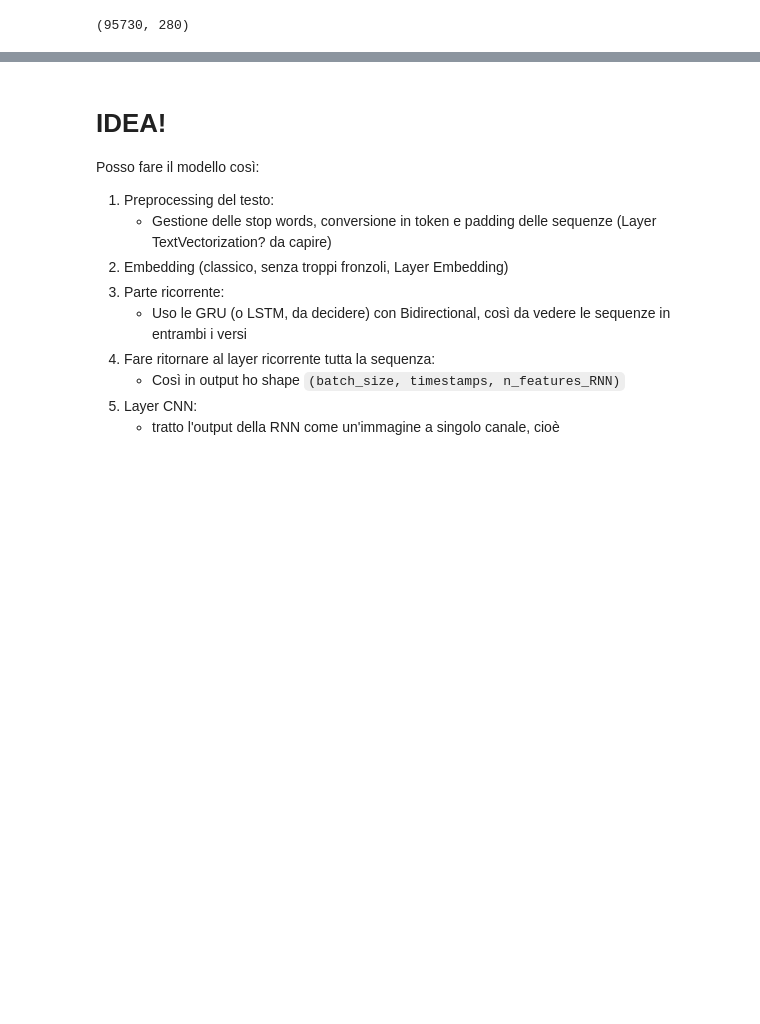
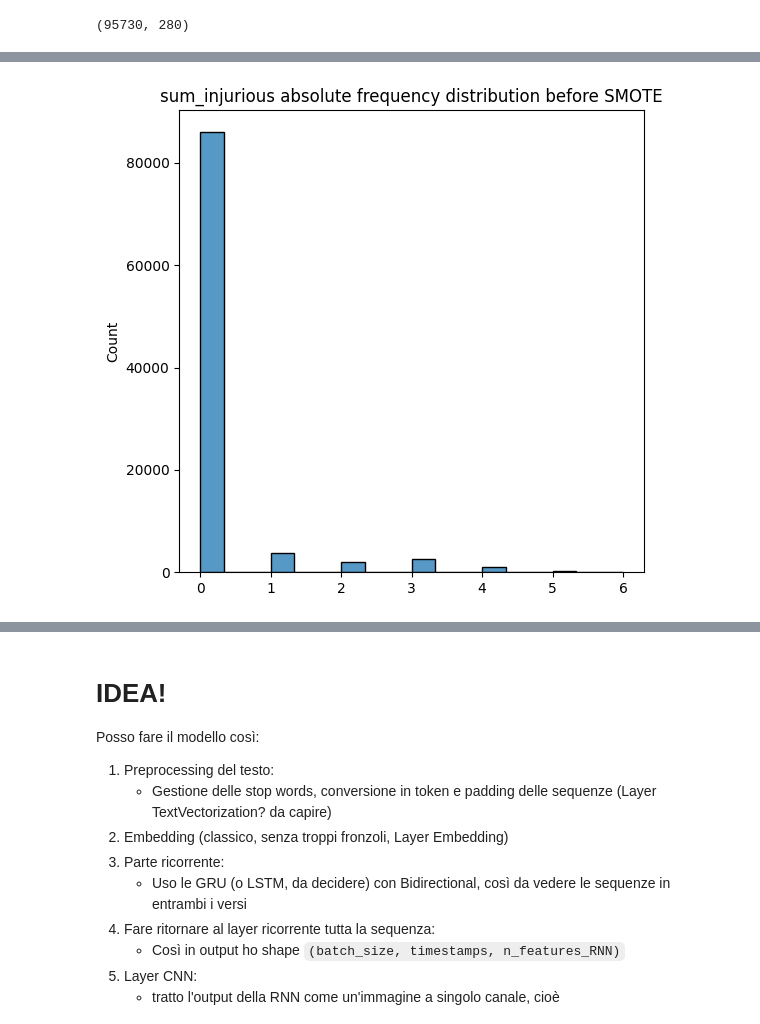
Before and after one commit to AlessioCalvagno/deep-learning-e-reti-neurali-artificiali, a Jupyter notebook: Progetto Finale/final_project_v3.ipynb, the cells around one changed output, grey strips where cells are left out. Drawn from its saved outputs; the diff is of its cells as text; code cells hidden in the pictures; blank space fills up the shorter version.

```diff
--- a/Progetto Finale/final_project_v3.ipynb
+++ b/Progetto Finale/final_project_v3.ipynb
@@ -330,0 +314,7 @@ IndexError: single positional indexer is out-of-bounds
+# %%
+plt.figure(figsize=(6,6))
+sns.histplot(data=np.sum(y_train,1))
+plt.title("sum_injurious absolute frequency distribution before SMOTE")
+plt.show()
+# %% [output]
+[figure, added]
```
Also changed, not shown: parts of 14 cells of this notebook, 1 other file.
